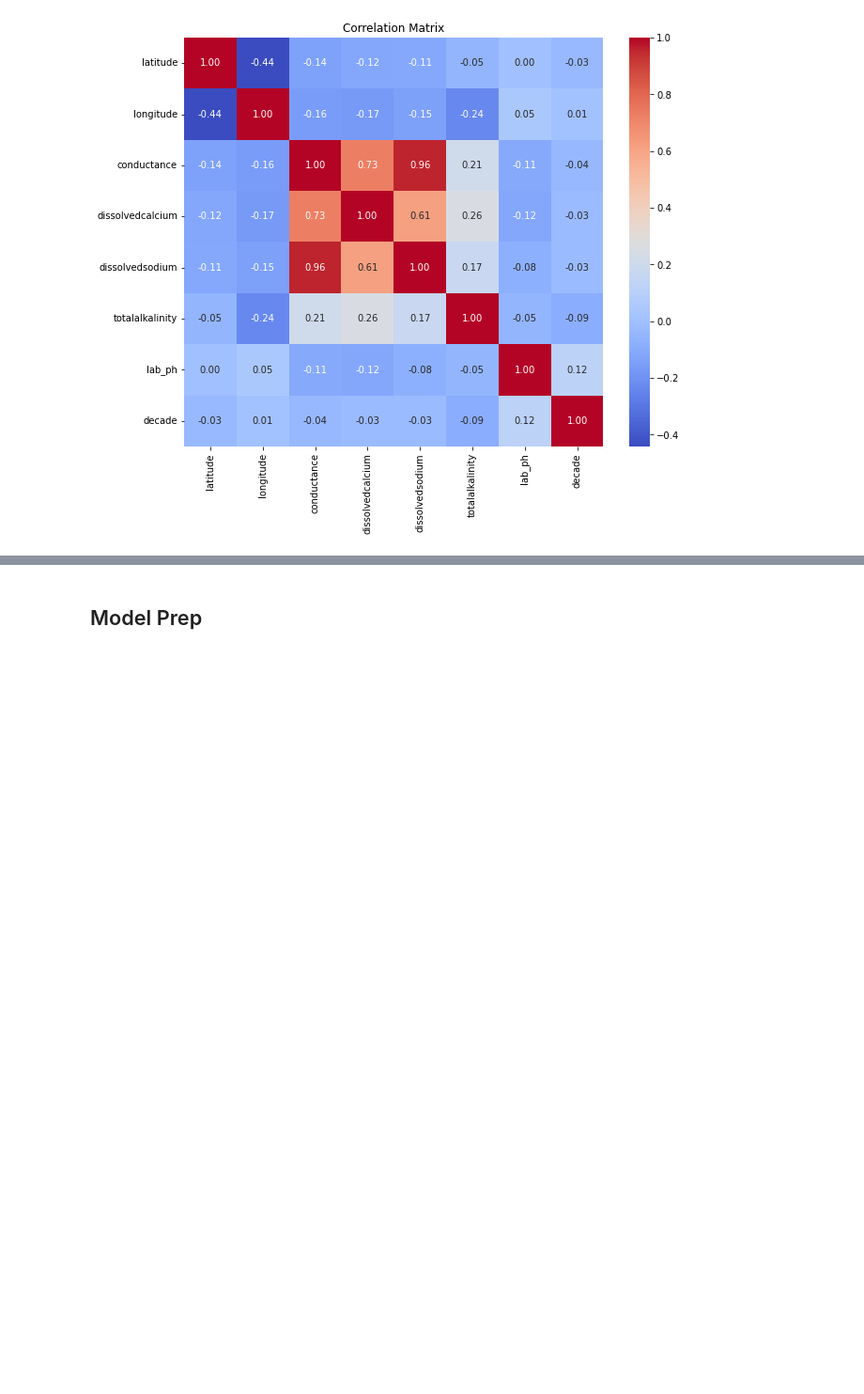
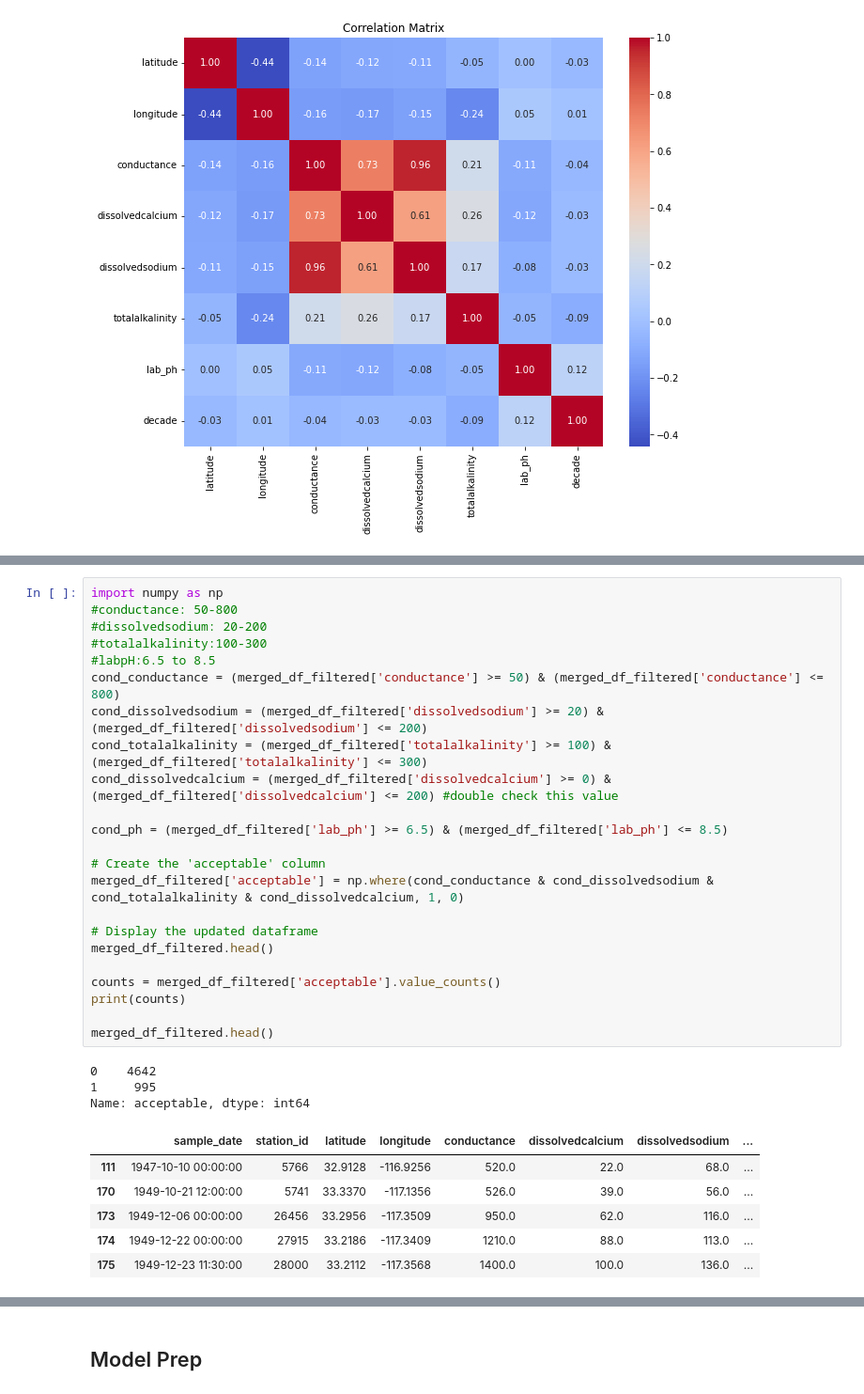
Before and after one commit to vickyvanderwagt/Identifying-Optimal-Location-for-San-Diego-Water-Treatment-Plant, a Jupyter notebook: ADS508-Updated Code.ipynb, the cells around one changed output, grey strips where cells are left out. Shown at 94% size. Cells and saved outputs as stored; diff of their text form; blank space fills up the shorter version.

```diff
--- a/ADS508-Updated Code.ipynb
+++ b/ADS508-Updated Code.ipynb
@@ -1645,0 +1649,33 @@ merged_df_filtered.head()
+# %%
+import numpy as np
+#conductance: 50-800
+#dissolvedsodium: 20-200
+#totalalkalinity:100-300
+#labpH:6.5 to 8.5
+cond_conductance = (merged_df_filtered['conductance'] >= 50) & (merged_df_filtered['conductance'] <= 800)
+cond_dissolvedsodium = (merged_df_filtered['dissolvedsodium'] >= 20) & (merged_df_filtered['dissolvedsodium'] <= 200)
+cond_totalalkalinity = (merged_df_filtered['totalalkalinity'] >= 100) & (merged_df_filtered['totalalkalinity'] <= 300)
+cond_dissolvedcalcium = (merged_df_filtered['dissolvedcalcium'] >= 0) & (merged_df_filtered['dissolvedcalcium'] <= 200) #double check this value
+
+cond_ph = (merged_df_filtered['lab_ph'] >= 6.5) & (merged_df_filtered['lab_ph'] <= 8.5)
+
+# Create the 'acceptable' column
+merged_df_filtered['acceptable'] = np.where(cond_conductance & cond_dissolvedsodium & cond_totalalkalinity & cond_dissolvedcalcium, 1, 0)
+
+# Display the updated dataframe
+merged_df_filtered.head()
+
+counts = merged_df_filtered['acceptable'].value_counts()
+print(counts)
+
+merged_df_filtered.head()
+# %% [output]
+0    4642
+1     995
+Name: acceptable, dtype: int64
+|  | sample_date | station_id | latitude | longitude | conductance | dissolvedcalcium | dissolvedsodium | ... |
+| 111 | 1947-10-10 00:00:00 | 5766 | 32.9128 | -116.9256 | 520.0 | 22.0 | 68.0 | ... |
+| 170 | 1949-10-21 12:00:00 | 5741 | 33.3370 | -117.1356 | 526.0 | 39.0 | 56.0 | ... |
+| 173 | 1949-12-06 00:00:00 | 26456 | 33.2956 | -117.3509 | 950.0 | 62.0 | 116.0 | ... |
+| 174 | 1949-12-22 00:00:00 | 27915 | 33.2186 | -117.3409 | 1210.0 | 88.0 | 113.0 | ... |
+| 175 | 1949-12-23 11:30:00 | 28000 | 33.2112 | -117.3568 | 1400.0 | 100.0 | 136.0 | ... |
```
Also changed, not shown: parts of 11 cells of this notebook.
